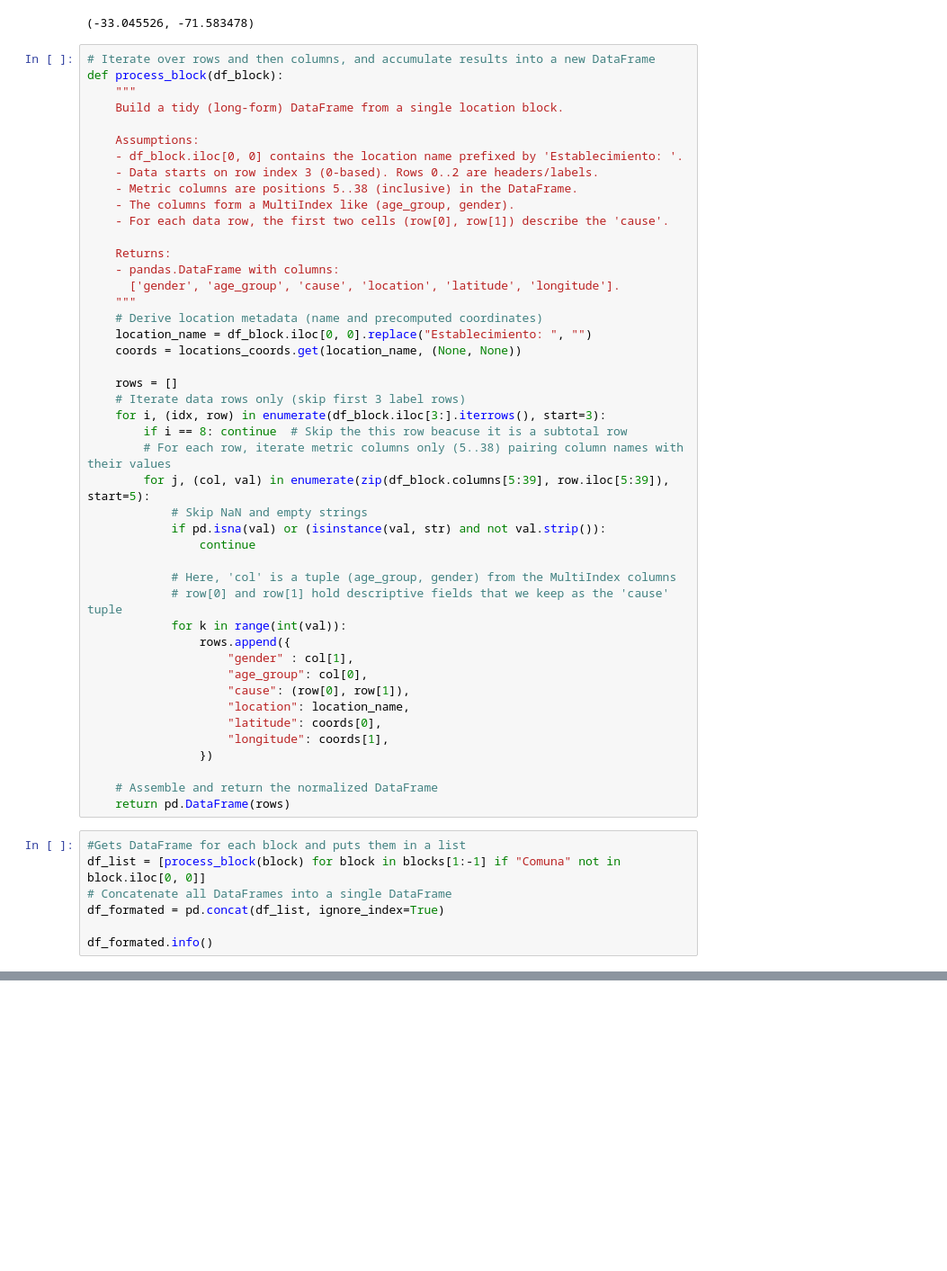
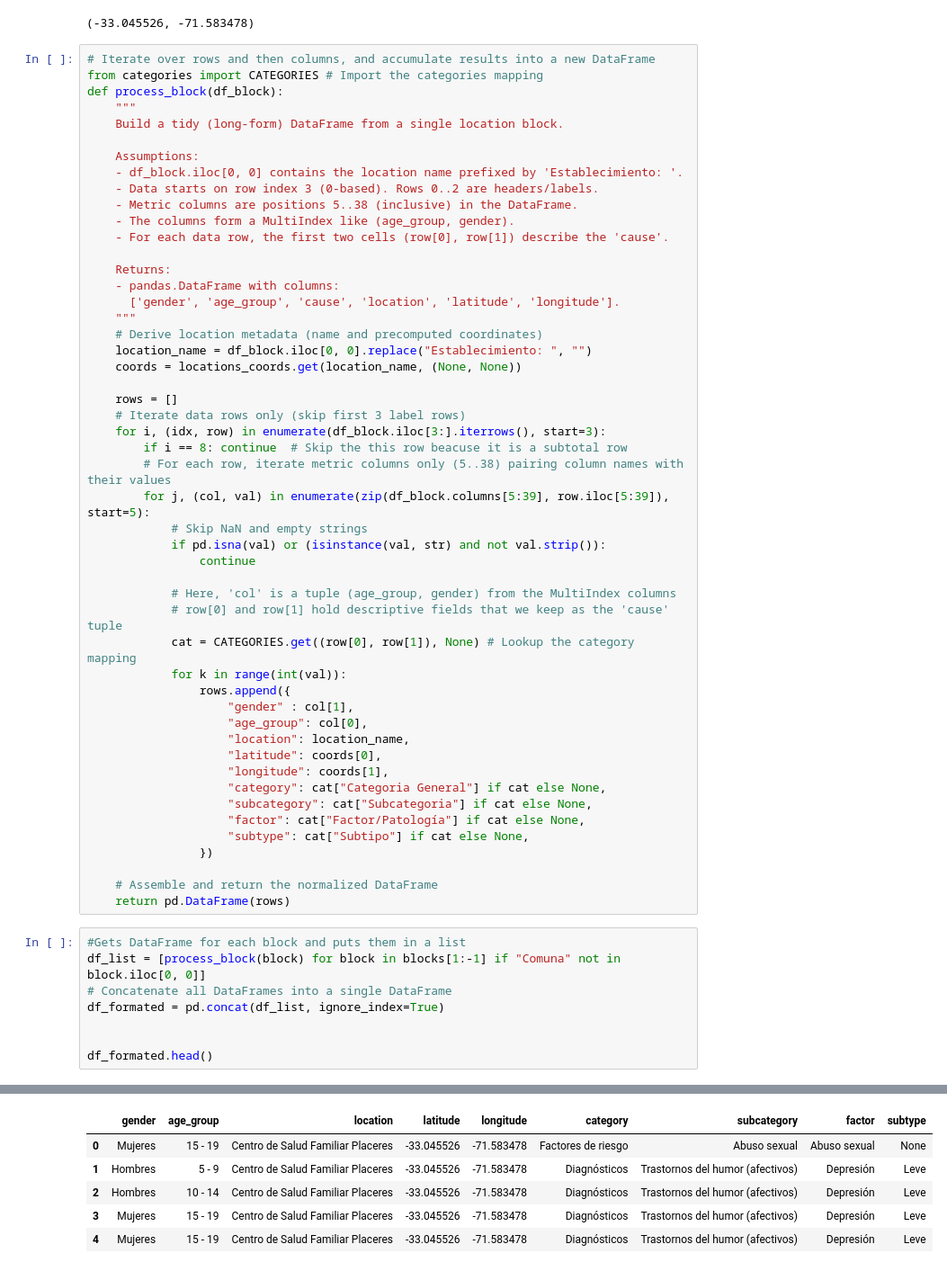
Before and after one commit to Sk1920001/parser-rem, a Jupyter notebook: main.ipynb, the cells around one changed output, grey strips where cells are left out. Shown: that part at 90% size. Saved outputs shown, nothing was run; the diff lists cells and outputs as text; blank space fills up the shorter version.

```diff
--- a/main.ipynb
+++ b/main.ipynb
@@ -109,6 +109,7 @@ locations_coords["Centro de Salud Familiar Placeres"]
 (-33.045526, -71.583478)
 # %%
 # Iterate over rows and then columns, and accumulate results into a new DataFrame
+from categories import CATEGORIES # Import the categories mapping
 def process_block(df_block):
     """
     Build a tidy (long-form) DataFrame from a single location block.
@@ -140,14 +141,18 @@ def process_block(df_block):
 
             # Here, 'col' is a tuple (age_group, gender) from the MultiIndex columns
             # row[0] and row[1] hold descriptive fields that we keep as the 'cause' tuple
+            cat = CATEGORIES.get((row[0], row[1]), None) # Lookup the category mapping
             for k in range(int(val)):
                 rows.append({
                     "gender" : col[1],
                     "age_group": col[0],
-                    "cause": (row[0], row[1]),
                     "location": location_name,
                     "latitude": coords[0],
                     "longitude": coords[1],
+                    "category": cat["Categoria General"] if cat else None,
+                    "subcategory": cat["Subcategoria"] if cat else None,
+                    "factor": cat["Factor/Patología"] if cat else None,
+                    "subtype": cat["Subtipo"] if cat else None,
                 })
 
     # Assemble and return the normalized DataFrame
@@ -158,5 +163,6 @@ df_list = [process_block(block) for block in blocks[1:-1] if "Comuna" not in blo
 # Concatenate all DataFrames into a single DataFrame
 df_formated = pd.concat(df_list, ignore_index=True)
 
-df_formated.info()
+
+df_formated.head()
 # %% [output]
@@ -175,0 +169,6 @@ memory usage: 308.7+ KB
+|  | gender | age_group | location | latitude | longitude | category | subcategory | factor | subtype |
+| 0 | Mujeres | 15 - 19 | Centro de Salud Familiar Placeres | -33.045526 | -71.583478 | Factores de riesgo | Abuso sexual | Abuso sexual | None |
+| 1 | Hombres | 5 - 9 | Centro de Salud Familiar Placeres | -33.045526 | -71.583478 | Diagnósticos | Trastornos del humor (afectivos) | Depresión | Leve |
+| 2 | Hombres | 10 - 14 | Centro de Salud Familiar Placeres | -33.045526 | -71.583478 | Diagnósticos | Trastornos del humor (afectivos) | Depresión | Leve |
+| 3 | Mujeres | 15 - 19 | Centro de Salud Familiar Placeres | -33.045526 | -71.583478 | Diagnósticos | Trastornos del humor (afectivos) | Depresión | Leve |
+| 4 | Mujeres | 15 - 19 | Centro de Salud Familiar Placeres | -33.045526 | -71.583478 | Diagnósticos | Trastornos del humor (afectivos) | Depresión | Leve |
```
Also changed, not shown: parts of 3 cells of this notebook, 2 other files.
